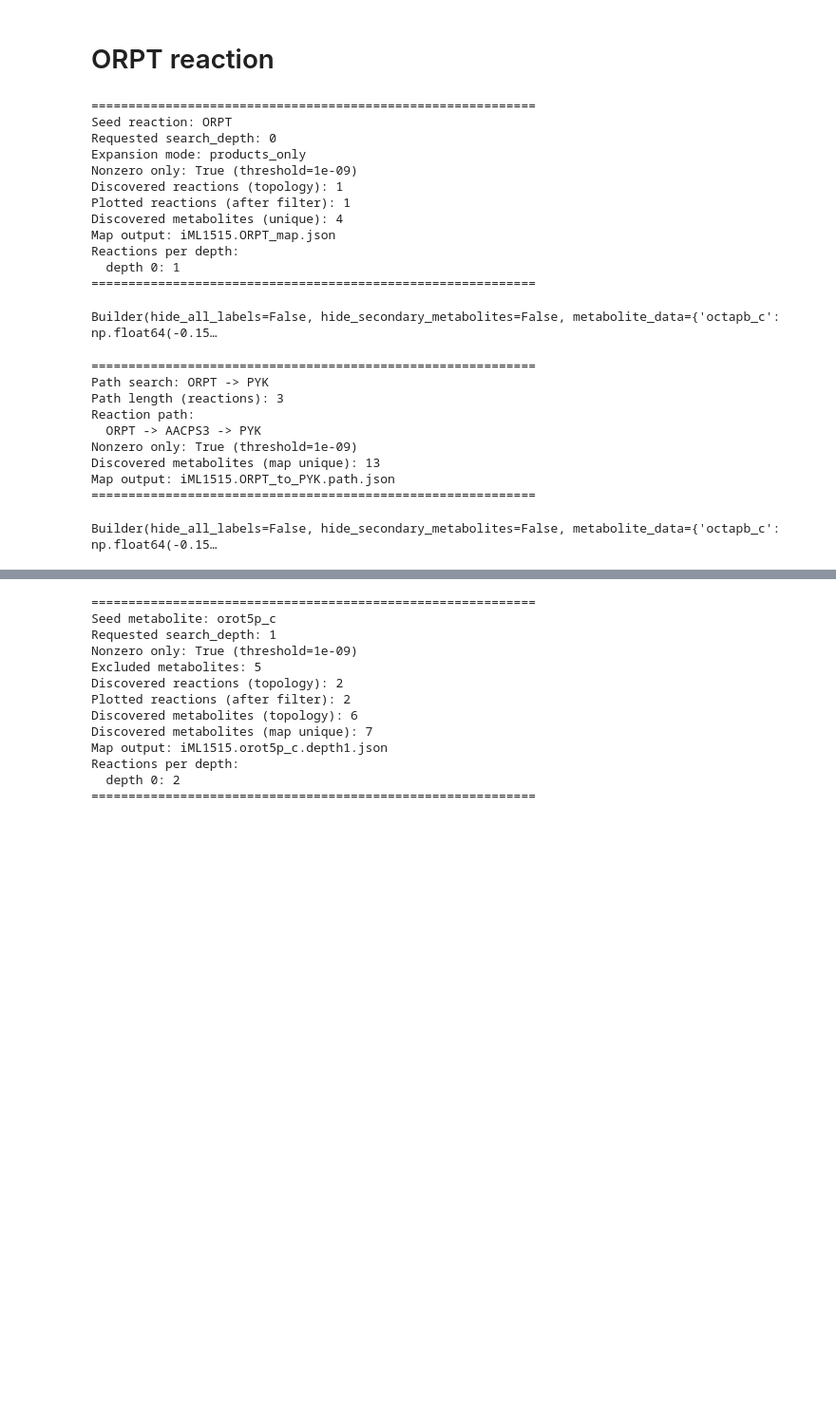
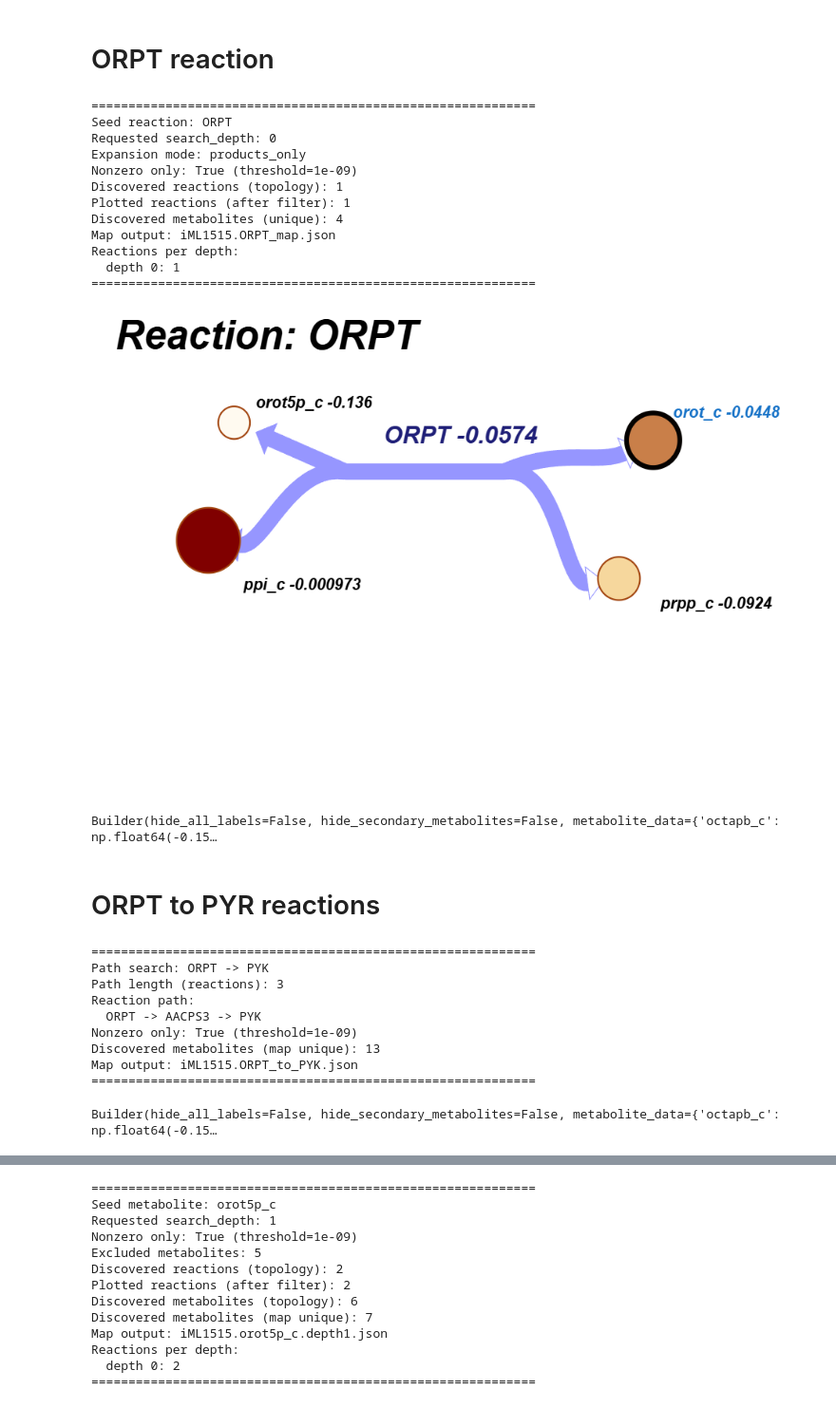
Before and after one commit to rpazuki/FBA_tools, a Jupyter notebook: Examples/FBA_on_LAB_ORPT.ipynb, the cells around one changed output, grey strips where cells are left out. Shown at 95% size. Drawn from its saved outputs; the diff is of its cells as text; code cells hidden in the pictures; blank space fills up the shorter version.

Commit message:
Add different plotting examples

```diff
--- a/Examples/FBA_on_LAB_ORPT.ipynb
+++ b/Examples/FBA_on_LAB_ORPT.ipynb
@@ -105,35 +105,40 @@ row_well = df_data.iloc[solution_index]["well"]
 from labUtils.fba.visualisations import build_reaction_escher_builder
 # Example usage
 builder_orpt = build_reaction_escher_builder(
     reaction_name="ORPT",
     df_fluxes=df_fluxes,
     df_shadow_prices=df_shadow_prices,
     model=model,
     solution_index=solution_index,
     search_depth=0,
     expansion_mode="products_only",
     nonzero_only=True,
     flux_threshold=1e-9,
     keep_seed_reaction=True,
     hide_secondary_metabolites=False,
     map_json_path="iML1515.ORPT_map.json",
     verbose=True,
  )
-builder_orpt
+from IPython.display import Image, display
+display(Image("iML1515.ORPT_map.png"))
+display(builder_orpt)
 # %% [output]
 ============================================================
 Seed reaction: ORPT
 Requested search_depth: 0
 Expansion mode: products_only
 Nonzero only: True (threshold=1e-09)
 Discovered reactions (topology): 1
 Plotted reactions (after filter): 1
 Discovered metabolites (unique): 4
 Map output: iML1515.ORPT_map.json
 Reactions per depth:
   depth 0: 1
 ============================================================
+[figure, added]
 Builder(hide_all_labels=False, hide_secondary_metabolites=False, metabolite_data={'octapb_c': np.float64(-0.15…
+# %% [markdown]
+# ORPT to PYR reactions
 # %%
 from labUtils.fba.visualisations import build_path_between_reactions_escher_builder
 # Example usage: path from ORPT to PYK
@@ -148,7 +153,7 @@ builder_orpt_to_pyk = build_path_between_reactions_escher_builder(
     flux_threshold=1e-9,
     keep_endpoints=True,
     hide_secondary_metabolites=False,
-    map_json_path="iML1515.ORPT_to_PYK.path.json",
+    map_json_path="iML1515.ORPT_to_PYK.json",
     verbose=True,
  )
 builder_orpt_to_pyk
@@ -160,6 +165,6 @@ Reaction path:
   ORPT -> AACPS3 -> PYK
 Nonzero only: True (threshold=1e-09)
 Discovered metabolites (map unique): 13
-Map output: iML1515.ORPT_to_PYK.path.json
+Map output: iML1515.ORPT_to_PYK.json
 ============================================================
 Builder(hide_all_labels=False, hide_secondary_metabolites=False, metabolite_data={'octapb_c': np.float64(-0.15…
```
Also changed, not shown: parts of 11 cells of this notebook, 20 other files.
